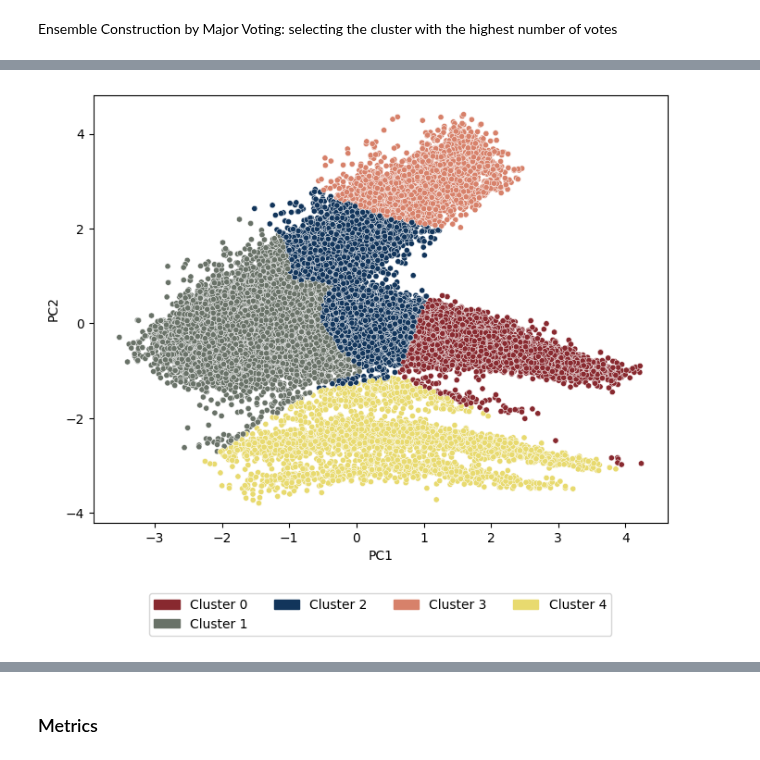
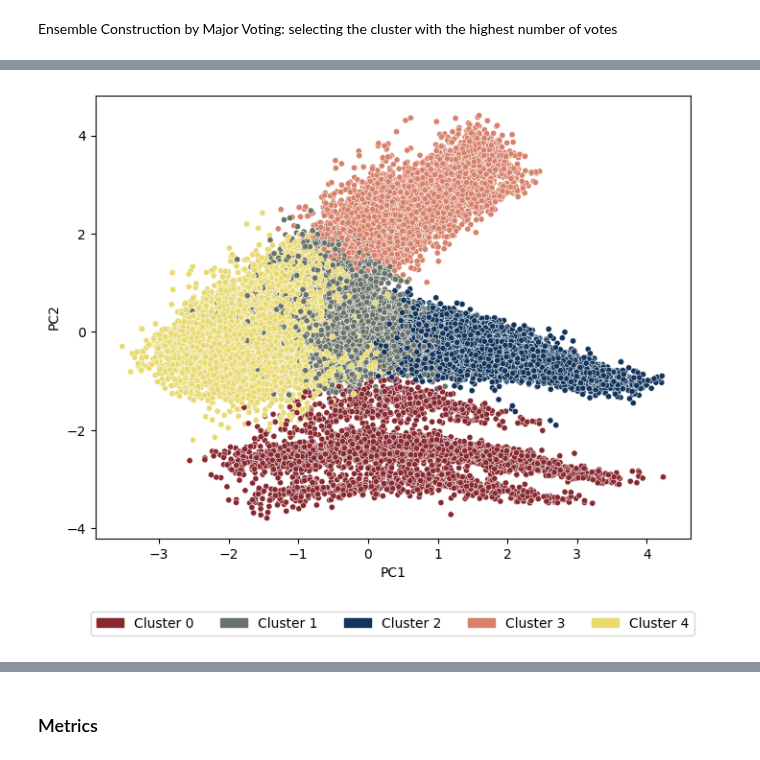
Before and after one commit to sarabreu/thesis_dev, a Jupyter notebook: 4_ensemble_models/clean_solar.ipynb, the cells around one changed output, grey strips where cells are left out. Drawn from its saved outputs; the diff is of its cells as text; code cells hidden in the pictures.

```diff
--- a/4_ensemble_models/clean_solar.ipynb
+++ b/4_ensemble_models/clean_solar.ipynb
@@ -47,33 +44,35 @@ Initialization converged: True
 # %%
-with open('results/clean_solar/gmm.pickle', 'wb') as f:
-    pickle.dump(gmm, f)
+with open('results/clean_solar/clara.pickle', 'wb') as f:
+    pickle.dump(clara, f)
 
 with open('results/clean_solar/kmeans.pickle', 'wb') as f:
     pickle.dump(kmeans, f)
 # %% [markdown]
 Ensemble Construction by Major Voting: selecting the cluster with the highest number of votes
+# %%
+higher_weight = 2
+avg_weight = 1.5
+lower_weight = 1
 # %%
 # Voting based on cluster assignments
-num_clusters = max(len(set(kmeans_labels)), len(set(gmm_labels)))
-voting_labels = np.zeros(len(df), dtype=int)
+num_clusters = max(len(set(kmeans_labels)), len(set(clara_labels)))
+voting_labels = np.zeros(len(df), dtype=float)
 
 for i in range(len(df)):
     kmeans_cluster = kmeans_labels[i]
-    gmm_cluster = gmm_labels[i]
+    clara_cluster = clara_labels[i]
 
     # Create a voting array
-    votes = np.zeros(num_clusters, dtype=int)
-    if i ==1:
-        print(votes)
-    votes[kmeans_cluster] += 1
-    votes[gmm_cluster] += 1
+    votes = np.zeros(num_clusters, dtype=float)
+    votes[kmeans_cluster] += 1*higher_weight
+    votes[clara_cluster] += 1*avg_weight
 
     # Assign the data point to the cluster with the most votes
     voting_labels[i] = np.argmax(votes)
 
     if i == 216:
         print(votes[kmeans_cluster])
-        print(votes[gmm_cluster])
+        print(votes[clara_cluster])
         print(votes)
         print(voting_labels[i])
 print('Voting based method is done')
@@ -142,24 +134,27 @@ def compute_metrics(points = np.array(df), labels = voting_labels):
 # %%
 df['cluster_label'] = voting_labels
 df['asset_id'] = subset_df['asset_id']
+
+pca_to_plot_df['cluster_label'] = voting_labels
+pca_to_plot_df['asset_id'] = subset_df['asset_id']
 # %%
 df.to_csv('results/clean_solar/gmm_kmeans.csv', index = False)
 # %%
-n_clusters = len(df['cluster_label'].unique())
+n_clusters = len(pca_to_plot_df['cluster_label'].unique())
 pallete = sns.color_palette(my_colors, n_clusters)
 
 # Plot the representative points on a scatter plot using PCA results
 plt.figure(figsize=(8, 6))
-sns.scatterplot(data=df, x='PC1', y='PC2', hue='cluster_label', palette=pallete, s=20)
+sns.scatterplot(data=pca_to_plot_df, x='PC1', y='PC2', hue='cluster_label', palette=pallete, s=20)
 # plt.title('Ensemble K-Means and Gaussian Mixture')
 plt.xlabel('PC1')
 plt.ylabel('PC2')
 legend_handles = [mpatches.Circle((0, 0), radius=1, color=color) for color in my_colors]
-plt.legend(handles=legend_handles, labels=[f'Cluster {cluster_label}' for cluster_label in np.unique(voting_labels)],
-           loc='upper center', bbox_to_anchor=(0.5, -0.15), ncol=4)
+plt.legend(handles=legend_handles, labels=[f'Cluster {cluster_label}' for cluster_label in np.unique(voting_labels).astype(int)],
+           loc='upper center', bbox_to_anchor=(0.5, -0.15), ncol=5)
 plt.show()
 # %% [output]
-[figure, old version]
+[figure, new version]
 # %%
 most_frequent_clusters = df.groupby('asset_id')['cluster_label'].agg(lambda x: np.bincount(x).argmax())
 
```
Also changed, not shown: parts of 56 cells of this notebook, 3 other files.
